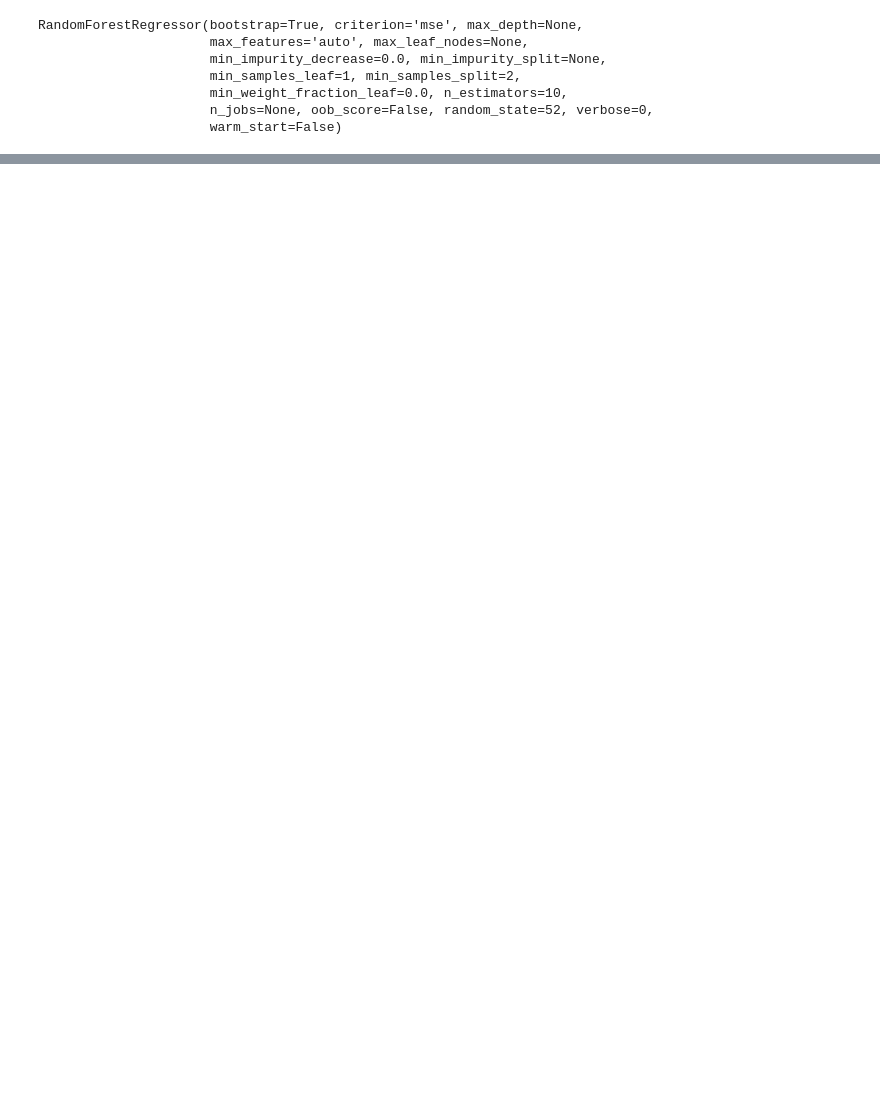
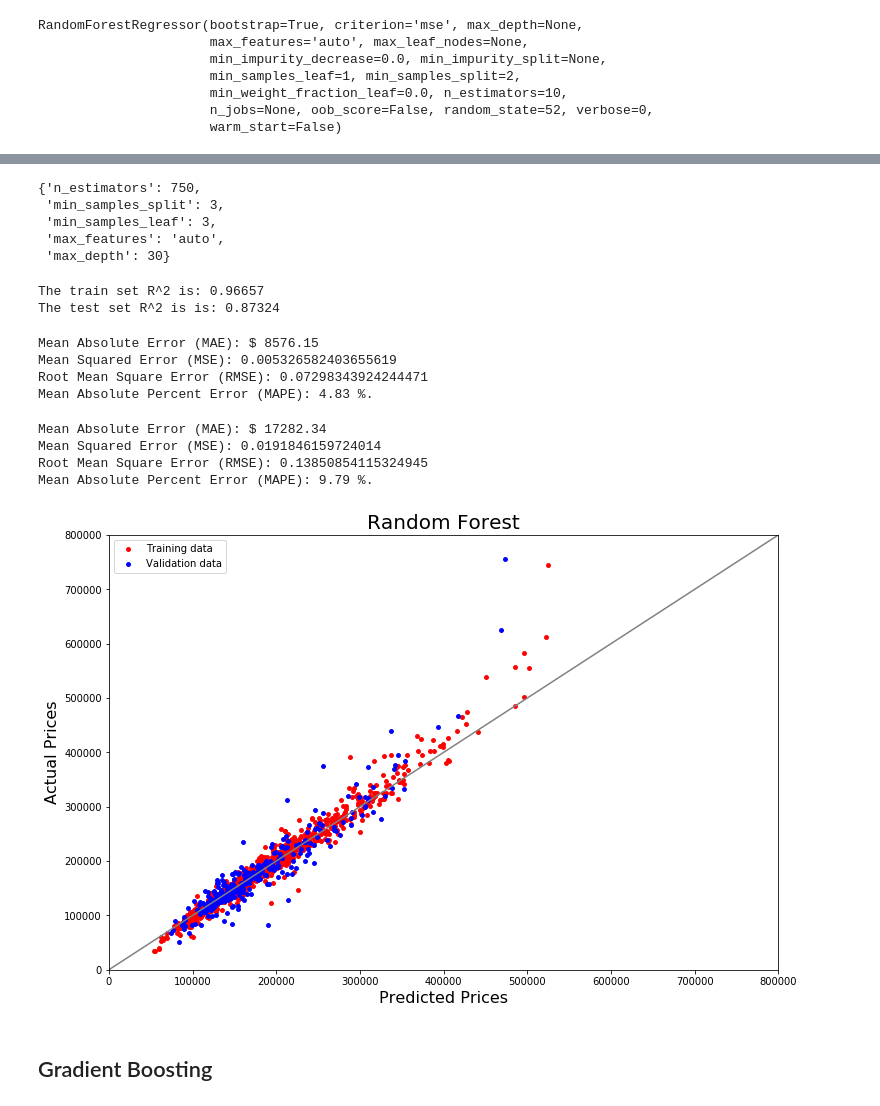
Before and after one commit to xc0878/Machine-Learning-Project, a Jupyter notebook: Yan_ML_Data/Yan_ML_update.ipynb, the cells around one changed output, grey strips where cells are left out. Drawn from its saved outputs; the diff is of its cells as text; code cells hidden in the pictures; blank space fills up the shorter version.

```diff
--- a/Yan_ML_Data/Yan_ML_update.ipynb
+++ b/Yan_ML_Data/Yan_ML_update.ipynb
@@ -810,5 +966,5 @@ param_grid ={'max_depth': [20, 25, 30],
 # %%
-grid_search_rforest = ms.GridSearchCV(rforest, param_grid, scoring='neg_mean_squared_error',
+random_search_rforest = RandomizedSearchCV(rforest, param_grid, n_iter=10, scoring='neg_mean_squared_error',
                                       n_jobs=-1, return_train_score = True)
 
-%time grid_search_rforest.fit(X_train, y_train)
+%time random_search_rforest.fit(X_train, y_train)
@@ -815,40 +991,76 @@ grid_search_rforest = ms.GridSearchCV(rforest, param_grid, scoring='neg_mean_squ
 # %%
 # get the best parameters
-grid_search_rforest.best_params_
+random_search_rforest.best_params_
+# %% [output]
+{'n_estimators': 750,
+ 'min_samples_split': 3,
+ 'min_samples_leaf': 3,
+ 'max_features': 'auto',
+ 'max_depth': 30}
 # %%
 # Prediction using the tuned parameters
-grid_rforest = grid_search_rforest.best_estimator_
+random_rforest = random_search_rforest.best_estimator_
 # %%
-print("The train set R^2 is: %.5f" % grid_rforest.score(X_train, y_train))
-print("The test set R^2 is is: %.5f" % grid_rforest.score(X_test, y_test))
+print("The train set R^2 is: %.5f" % random_rforest.score(X_train, y_train))
+print("The test set R^2 is is: %.5f" % random_rforest.score(X_test, y_test))
+# %% [output]
+The train set R^2 is: 0.96657
+The test set R^2 is is: 0.87324
+# %%
+# Train Data
+random_rforest_pred = random_rforest.predict(X_train)
+
+# Calculate the absolute errors
+errors = abs(np.expm1(random_rforest_pred) - np.expm1(y_train).SalePrice)
+
+# Print out MAE, MSE, and RMSE
+print('Mean Absolute Error (MAE): $', round(np.mean(errors), 2))
+print('Mean Squared Error (MSE):', mean_squared_error(y_train, random_rforest_pred))
+print('Root Mean Square Error (RMSE):', np.sqrt(mean_squared_error(y_train, random_rforest_pred)))
+
+# Calculate mean absolute percentage error (MAPE)
+mape = 100 * (errors / np.expm1(y_train).SalePrice)
+print('Mean Absolute Percent Error (MAPE):', round(np.mean(mape), 2), '%.')
+# %% [output]
+Mean Absolute Error (MAE): $ 8576.15
+Mean Squared Error (MSE): 0.005326582403655619
+Root Mean Square Error (RMSE): 0.07298343924244471
+Mean Absolute Percent Error (MAPE): 4.83 %.
 # %%
 #Prediction with tuned hyperparameters
-grid_rforest_pred = grid_rforest.predict(X_test)
+random_rforest_pred = random_rforest.predict(X_test)
 
 # Calculate the absolute errors
-errors = abs(np.expm1(grid_rforest_pred) - np.expm1(y_test))
+errors = abs(np.expm1(random_rforest_pred) - np.expm1(y_test).SalePrice)
 
 # Print out MAE, MSE, and RMSE
 print('Mean Absolute Error (MAE): $', round(np.mean(errors), 2))
-print('Mean Squared Error (MSE):', mean_squared_error(y_test, grid_rforest_pred))
-print('Root Mean Square Error (RMSE):', np.sqrt(mean_squared_error(y_test, grid_rforest_pred)))
+print('Mean Squared Error (MSE):', mean_squared_error(y_test, random_rforest_pred))
+print('Root Mean Square Error (RMSE):', np.sqrt(mean_squared_error(y_test, random_rforest_pred)))
 
 # Calculate mean absolute percentage error (MAPE)
-mape = 100 * (errors / np.expm1(y_test))
+mape = 100 * (errors / np.expm1(y_test).SalePrice)
 print('Mean Absolute Percent Error (MAPE):', round(np.mean(mape), 2), '%.')
+# %% [output]
+Mean Absolute Error (MAE): $ 17282.34
+Mean Squared Error (MSE): 0.0191846159724014
+Root Mean Square Error (RMSE): 0.13850854115324945
+Mean Absolute Percent Error (MAPE): 9.79 %.
 # %%
-y_train_rForest = grid_rforest.predict(X_train)
-y_test_rForest = grid_rforest.predict(X_test)
+y_train_rForest = random_rforest.predict(X_train)
+y_test_rForest = random_rforest.predict(X_test)
 
 # Plot predictions
 plt.figure(figsize=(12,8))
-plt.scatter(np.expm1(y_train_rForest), np.expm1(y_train), c='black', marker="o", s=15, label = "Training data")
-plt.scatter(np.expm1(y_test_rForest), np.expm1(y_test), c='orange', marker='o', s=15, label = "Validation data")
+plt.scatter(np.expm1(y_train_rForest), np.expm1(y_train), c='red', marker="o", s=15, label = "Training data")
+plt.scatter(np.expm1(y_test_rForest), np.expm1(y_test), c='blue', marker='o', s=15, label = "Validation data")
 plt.title("Random Forest", fontsize = 20)
 plt.xlabel("Predicted Prices", fontsize = 16)
 plt.ylabel("Actual Prices", fontsize = 16)
 plt.xlim(0, 800000)
 plt.ylim(0, 800000)
 plt.legend(loc = "upper left")
 plt.plot([0, 800000], [0, 800000], c = "grey")
 plt.show()
+# %% [output]
+[figure, added]
@@ -857,3 +1067,5 @@ plt.show()
+# %% [markdown]
+## Gradient Boosting
 # %%
 gbm = GradientBoostingRegressor()
 
```
Also changed, not shown: parts of 132 cells of this notebook.
